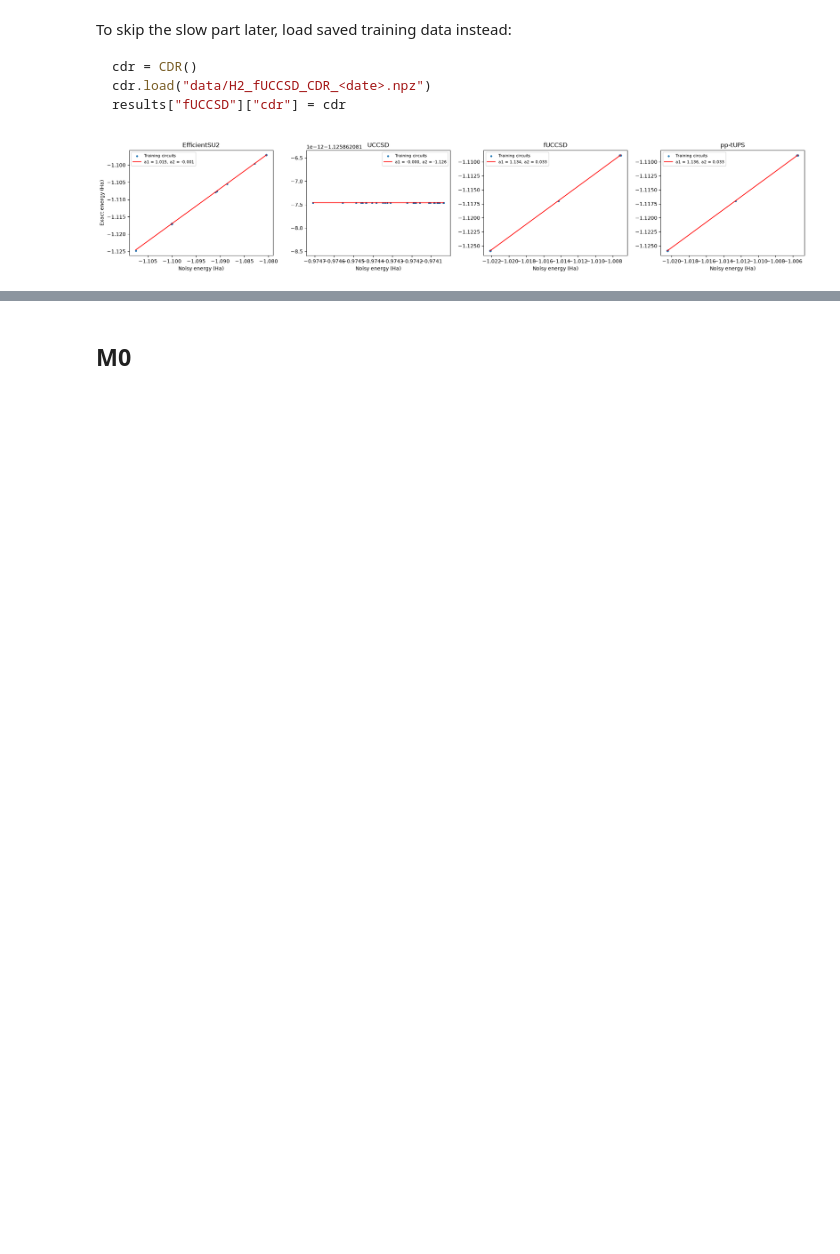
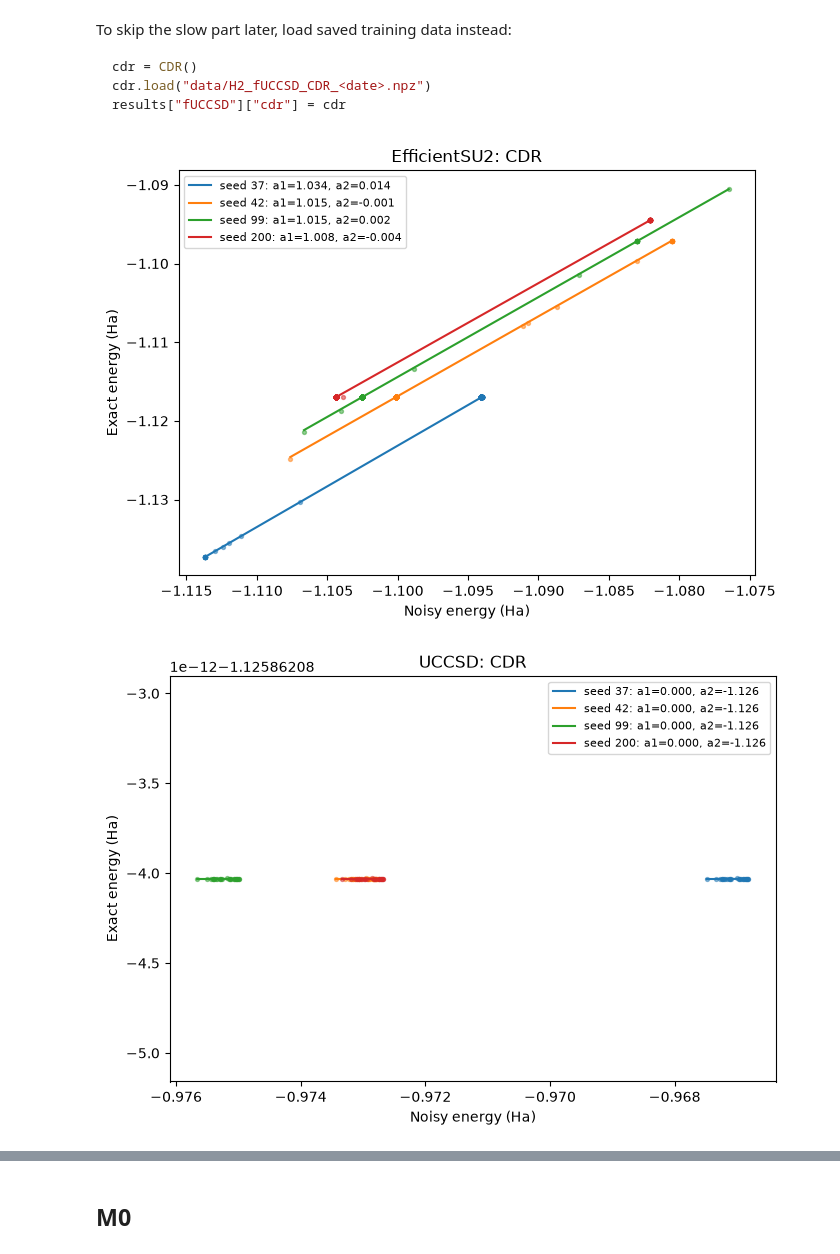
Before and after one commit to toukir26251/qem-chem-benchmark, a Jupyter notebook: notebooks/01_H2_benchmark.ipynb, the cells around one changed output, grey strips where cells are left out. Drawn from its saved outputs; the diff is of its cells as text; code cells hidden in the pictures; blank space fills up the shorter version.

Commit message:
multiple runs with multiple seeds and M0

````diff
--- a/notebooks/01_H2_benchmark.ipynb
+++ b/notebooks/01_H2_benchmark.ipynb
@@ -31,7 +31,7 @@ from src.chem import get_molecule, get_problem, get_ansatz
 from src.backend import run_vqe, get_transpiled
 from src.mitigation import ZNE, CDR, M0
 
-load_config("configs/h2.yaml")
+cfg = load_config("configs/h2.yaml")
 
 molecule, mf, cas = get_molecule()
 problem = get_problem()
@@ -58,7 +58,8 @@ Each ansatz comes with its own Hamiltonian:
 UCCSD and fUCCSD start from θ = 0 (the HF state). EfficientSU2 starts from small random values, because θ = 0 is not the HF state for it.
 # %%
 ANSATZE = ["EfficientSU2", "UCCSD", "fUCCSD", "pp-tUPS"]
-results = {name: {} for name in ANSATZE}
+SEEDS = cfg["vqe"]["seeds"]
+results = {name: {seed: {} for seed in SEEDS} for name in ANSATZE}
 # %% [markdown]
 ## VQE (noiseless) and transpiling
 # %%
@@ -169,11 +272,12 @@ pp-tUPS       (poly  )  Noisy error = 0.106959   ZNE error = 0.011203 Ha
 ## CDR
 # %%
 for name in ANSATZE:
-    r = results[name]
-    cdr = CDR()
-    print(f"{name}: ", end="")
-    circuits = cdr.training_circuits(r["transpiled_ansatz"])
-    cdr.training_data(circuits, r["hamiltonian"], e_nuc)
-    cdr.save(f"data/H2_{name}_CDR_{date}.npz")
-    r["cdr"] = cdr
+    for seed in SEEDS:
+        print(f"{name}\n")
+        r = results[name][seed]
+        cdr = CDR(seed)
+        circuits = cdr.training_circuits(r["transpiled_ansatz"])
+        cdr.training_data(circuits, r["hamiltonian"], e_nuc)      # LiH: keep transpiled=True
+        cdr.save(f"data/H2_{name}_CDR_seed{seed}_{date}.npz")
+        r["cdr"] = cdr
 # %% [output]
@@ -190,23 +307,24 @@ cdr.load("data/H2_fUCCSD_CDR_<date>.npz")
 results["fUCCSD"]["cdr"] = cdr
 ```
 # %%
-fig, axes = plt.subplots(1, len(ANSATZE), figsize=(5 * len(ANSATZE), 4))
+for name in ANSATZE:
+    fig, ax = plt.subplots(figsize=(7, 5))
 
-for ax, name in zip(axes, ANSATZE):
-    r = results[name]
-    cdr = r["cdr"]
-    a1, a2 = cdr.fit()
-    r["E_cdr"] = float(cdr.mitigate(r["E_noisy"]))
+    for i, seed in enumerate(SEEDS):
+        r = results[name][seed]; cdr = r["cdr"]
+        a1, a2 = cdr.fit()
+        r["E_cdr"] = float(cdr.mitigate(r["E_noisy"]))
+        x = np.linspace(cdr.X_noisy.min(), cdr.X_noisy.max(), 100)
+        ax.scatter(cdr.X_noisy, cdr.X_exact, s=8, color=f"C{i}", alpha=0.5)
+        ax.plot(x, cdr.mitigate(x), "-", color=f"C{i}", label=f"seed {seed}: a1={a1:.3f}, a2={a2:.3f}")
 
-    x = np.linspace(cdr.X_noisy.min(), cdr.X_noisy.max(), 100)
-    ax.scatter(cdr.X_noisy, cdr.X_exact, s=8, label="Training circuits")
-    ax.plot(x, cdr.mitigate(x), "r-", label=f"a1 = {a1:.3f}, a2 = {a2:.3f}")
-    ax.set_title(name)
+    ax.set_title(f"{name}: CDR")
     ax.set_xlabel("Noisy energy (Ha)")
+    ax.set_ylabel("Exact energy (Ha)")
     ax.legend(fontsize=8)
-
-axes[0].set_ylabel("Exact energy (Ha)")
-plt.tight_layout()
-plt.show()
+    plt.tight_layout()
+    plt.savefig(f"plots/H2_CDR_{name}_{date}.png", dpi=200)
+    plt.show()
 # %% [output]
-[figure, old version]
+[figure, new version]
+[figure, added]
````
Also changed, not shown: parts of 11 cells of this notebook, 26 other files.
